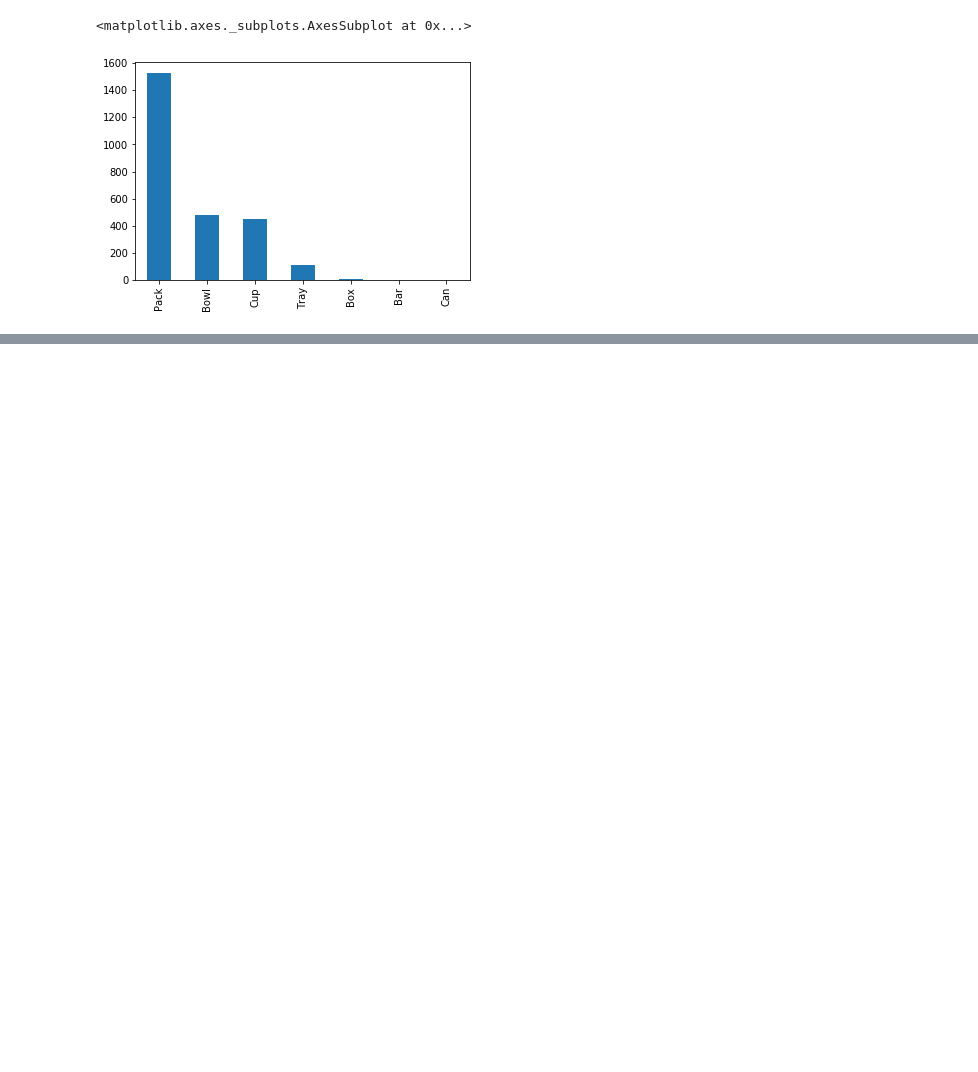
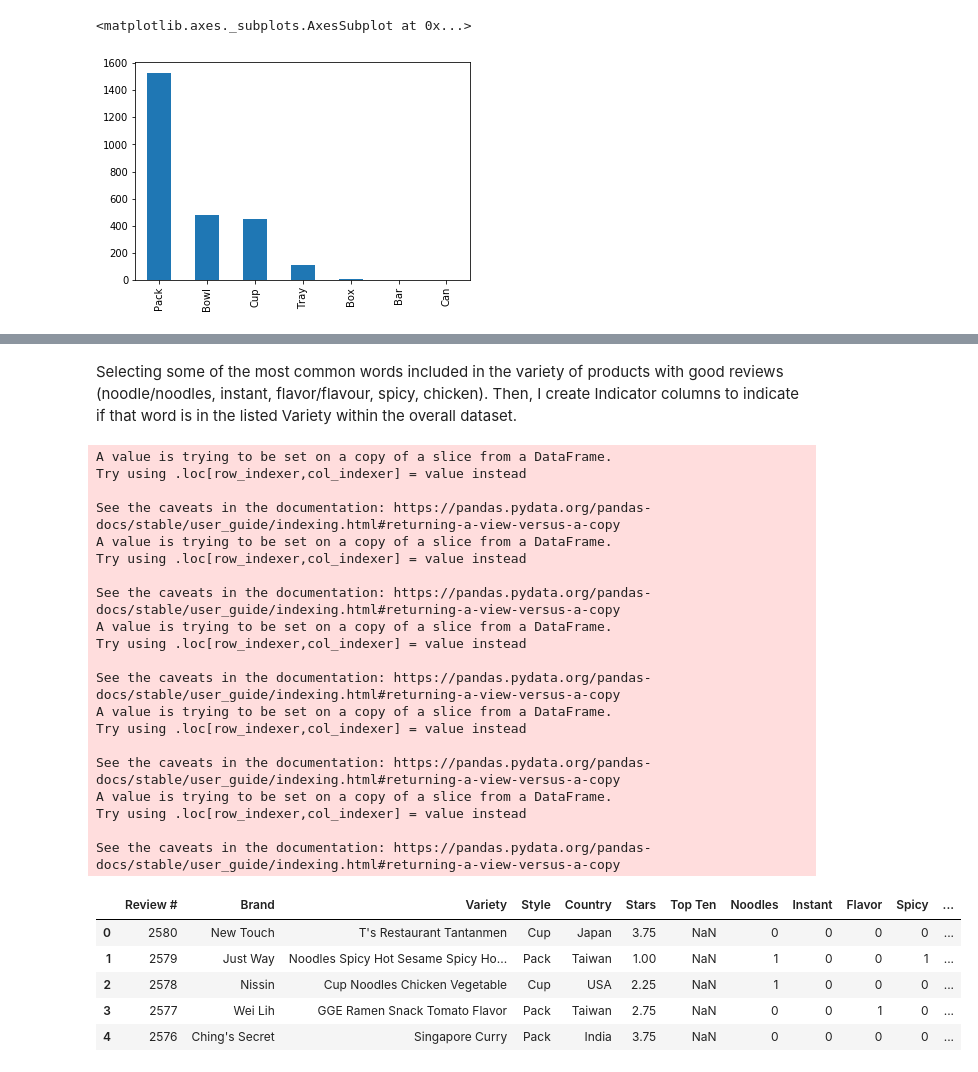
Before and after one commit to ZTFisme/Data-Science-Projects, a Jupyter notebook: Predictive Analyst Analysis 12-21.ipynb, the cells around one changed output, grey strips where cells are left out. Drawn from its saved outputs; the diff is of its cells as text; code cells hidden in the pictures; blank space fills up the shorter version.

```diff
--- a/Predictive Analyst Analysis 12-21.ipynb
+++ b/Predictive Analyst Analysis 12-21.ipynb
@@ -69,0 +131,73 @@ AttributeError: 'DataFrameGroupBy' object has no attribute 'value_counts'
+# %% [markdown]
+Selecting some of the most common words included in the variety of products with good reviews (noodle/noodles, instant, flavor/flavour, spicy, chicken). Then, I create Indicator columns to indicate if that word is in the listed Variety within the overall dataset.
+# %%
+noodle_list = []
+instant_list = []
+flavor_list = []
+spicy_list = []
+chicken_list = []
+stars_list = []
+
+for i in range(len(df)):
+
+    #Create word indicators for 5 selected words
+    var = [i for i in df.iloc[i]['Variety'].lower().split() if i.isalpha()]
+
+    if 'noodle' in var or 'noodles' in var:
+        noodle_list.append(1)
+    else:
+        noodle_list.append(0)
+
+    if 'instant' in var:
+        instant_list.append(1)
+    else:
+        instant_list.append(0)
+
+    if 'flavor' in var or 'flavour' in var:
+        flavor_list.append(1)
+    else:
+        flavor_list.append(0)
+
+    if 'spicy' in var:
+        spicy_list.append(1)
+    else:
+        spicy_list.append(0)
+
+    if 'chicken' in var:
+        chicken_list.append(1)
+    else:
+        chicken_list.append(0)
+
+df['Noodles'] = noodle_list
+df['Instant'] = instant_list
+df['Flavor'] = flavor_list
+df['Spicy'] = spicy_list
+df['Chicken'] = chicken_list
+df.head()
+# %% [output]
+A value is trying to be set on a copy of a slice from a DataFrame.
+Try using .loc[row_indexer,col_indexer] = value instead
+
+See the caveats in the documentation: https://pandas.pydata.org/pandas-docs/stable/user_guide/indexing.html#returning-a-view-versus-a-copy
+A value is trying to be set on a copy of a slice from a DataFrame.
+Try using .loc[row_indexer,col_indexer] = value instead
+
+See the caveats in the documentation: https://pandas.pydata.org/pandas-docs/stable/user_guide/indexing.html#returning-a-view-versus-a-copy
+A value is trying to be set on a copy of a slice from a DataFrame.
+Try using .loc[row_indexer,col_indexer] = value instead
+
+See the caveats in the documentation: https://pandas.pydata.org/pandas-docs/stable/user_guide/indexing.html#returning-a-view-versus-a-copy
+A value is trying to be set on a copy of a slice from a DataFrame.
+Try using .loc[row_indexer,col_indexer] = value instead
+
+See the caveats in the documentation: https://pandas.pydata.org/pandas-docs/stable/user_guide/indexing.html#returning-a-view-versus-a-copy
+A value is trying to be set on a copy of a slice from a DataFrame.
+Try using .loc[row_indexer,col_indexer] = value instead
+
+See the caveats in the documentation: https://pandas.pydata.org/pandas-docs/stable/user_guide/indexing.html#returning-a-view-versus-a-copy
+|  | Review # | Brand | Variety | Style | Country | Stars | Top Ten | Noodles | Instant | Flavor | Spicy | ... |
+| 0 | 2580 | New Touch | T's Restaurant Tantanmen | Cup | Japan | 3.75 | NaN | 0 | 0 | 0 | 0 | ... |
+| 1 | 2579 | Just Way | Noodles Spicy Hot Sesame Spicy Ho... | Pack | Taiwan | 1.00 | NaN | 1 | 0 | 0 | 1 | ... |
+| 2 | 2578 | Nissin | Cup Noodles Chicken Vegetable | Cup | USA | 2.25 | NaN | 1 | 0 | 0 | 0 | ... |
+| 3 | 2577 | Wei Lih | GGE Ramen Snack Tomato Flavor | Pack | Taiwan | 2.75 | NaN | 0 | 0 | 1 | 0 | ... |
+| 4 | 2576 | Ching's Secret | Singapore Curry | Pack | India | 3.75 | NaN | 0 | 0 | 0 | 0 | ... |
```
Also changed, not shown: parts of 17 cells of this notebook.
